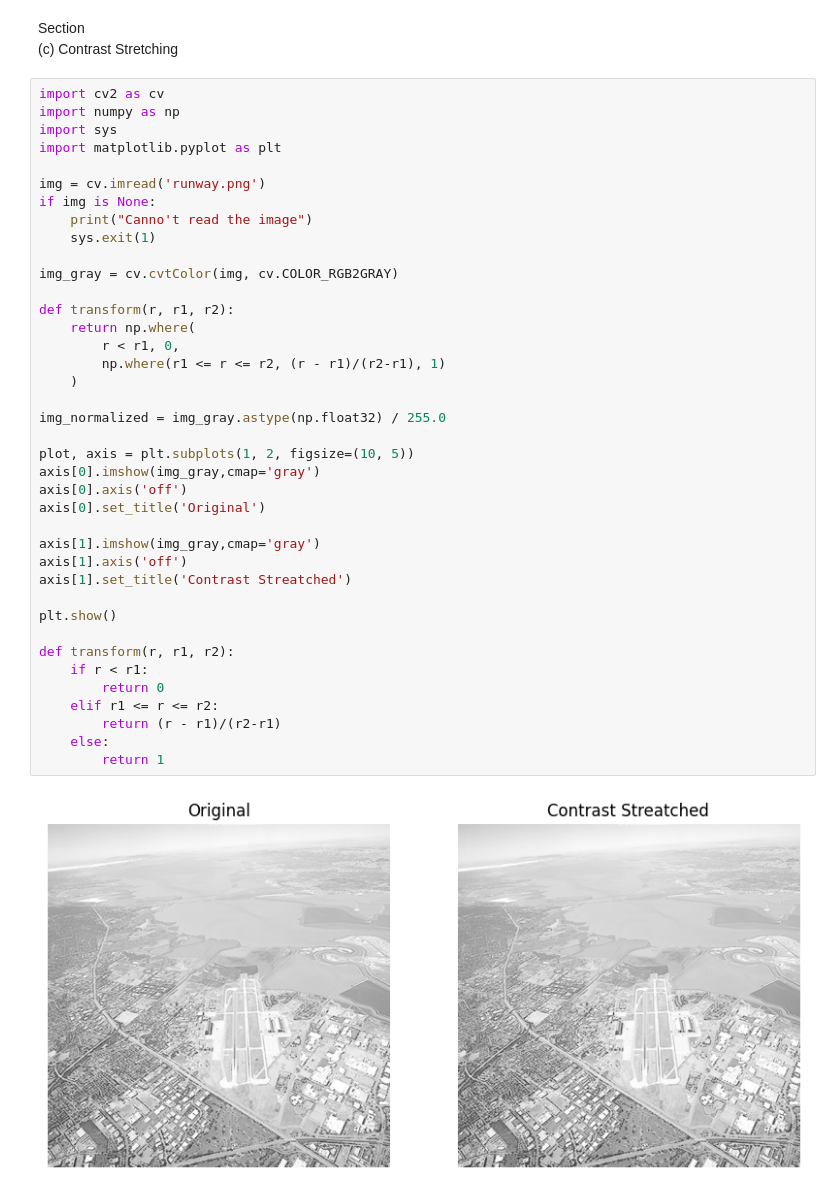
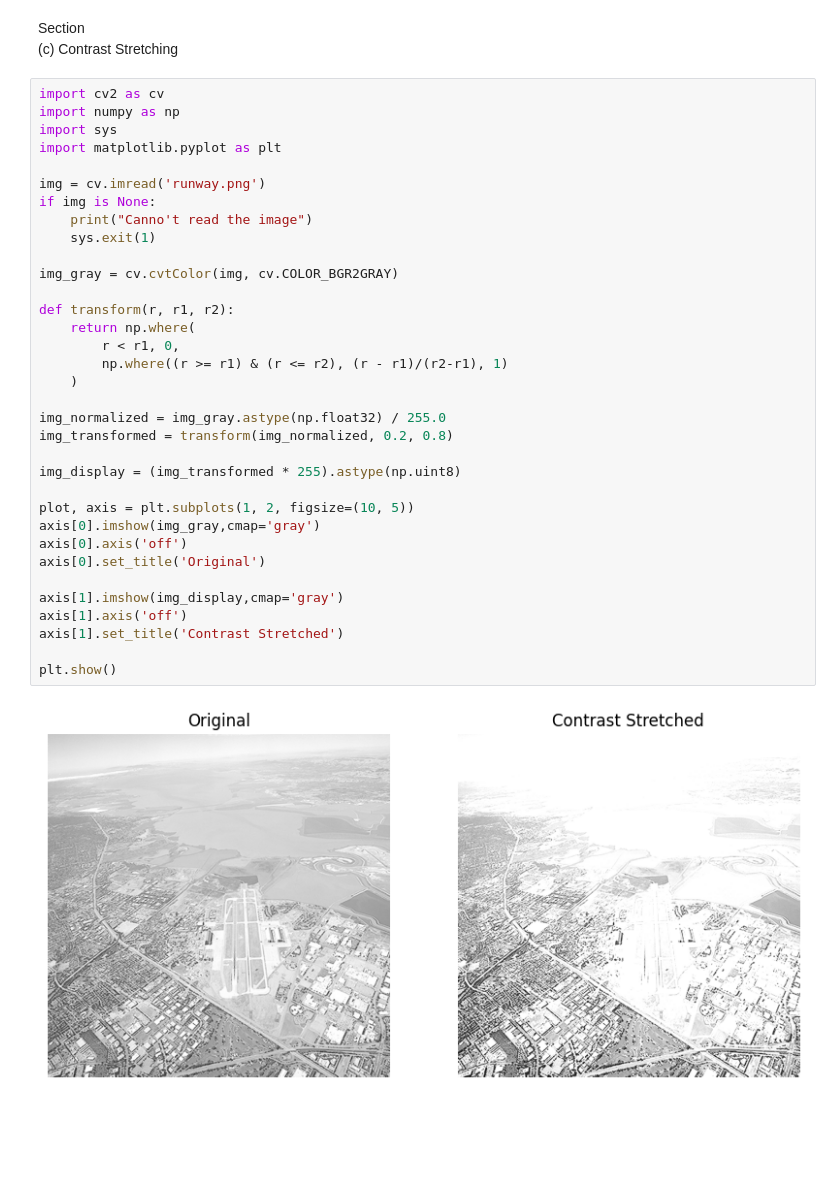
Before and after one commit to yushmantha/computer-vision, a Jupyter notebook: assignment_one/q1.ipynb, the cells around one changed output. Cells and saved outputs as stored; diff of their text form; blank space fills up the shorter version.

```diff
--- a/assignment_one/q1.ipynb
+++ b/assignment_one/q1.ipynb
@@ -86,41 +87,36 @@ Section<br>
 # %%
 import cv2 as cv
 import numpy as np
 import sys
 import matplotlib.pyplot as plt
 
 img = cv.imread('runway.png')
 if img is None:
     print("Canno't read the image")
     sys.exit(1)
 
-img_gray = cv.cvtColor(img, cv.COLOR_RGB2GRAY)
+img_gray = cv.cvtColor(img, cv.COLOR_BGR2GRAY)
 
 def transform(r, r1, r2):
     return np.where(
         r < r1, 0,
-        np.where(r1 <= r <= r2, (r - r1)/(r2-r1), 1)
+        np.where((r >= r1) & (r <= r2), (r - r1)/(r2-r1), 1)
     )
 
 img_normalized = img_gray.astype(np.float32) / 255.0
+img_transformed = transform(img_normalized, 0.2, 0.8)
+
+img_display = (img_transformed * 255).astype(np.uint8)
 
 plot, axis = plt.subplots(1, 2, figsize=(10, 5))
 axis[0].imshow(img_gray,cmap='gray')
 axis[0].axis('off')
 axis[0].set_title('Original')
 
-axis[1].imshow(img_gray,cmap='gray')
+axis[1].imshow(img_display,cmap='gray')
 axis[1].axis('off')
-axis[1].set_title('Contrast Streatched')
+axis[1].set_title('Contrast Stretched')
 
 plt.show()
-
-def transform(r, r1, r2):
-    if r < r1:
-        return 0
-    elif r1 <= r <= r2:
-        return (r - r1)/(r2-r1)
-    else:
-        return 1
 # %% [output]
-[figure, old version]
+[figure, new version]
```
Also changed, not shown: parts of 1 cell of this notebook, 2 other files.
